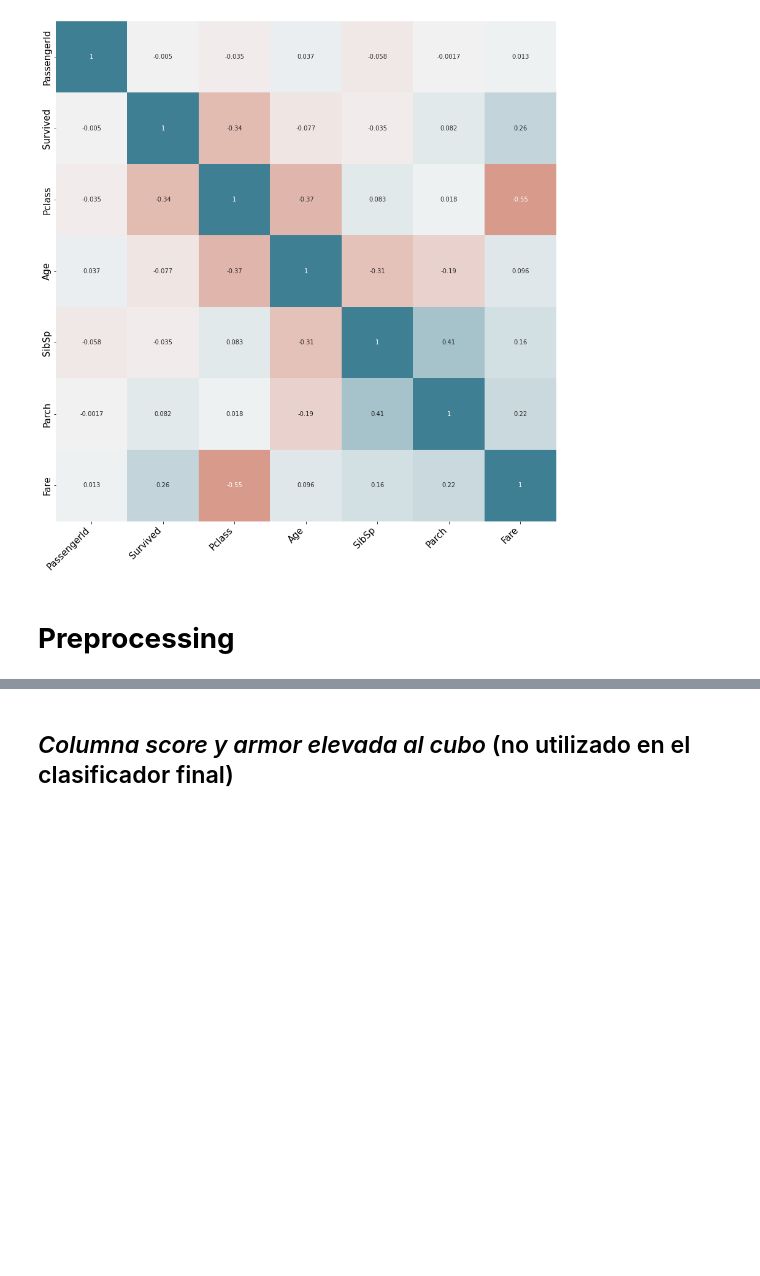
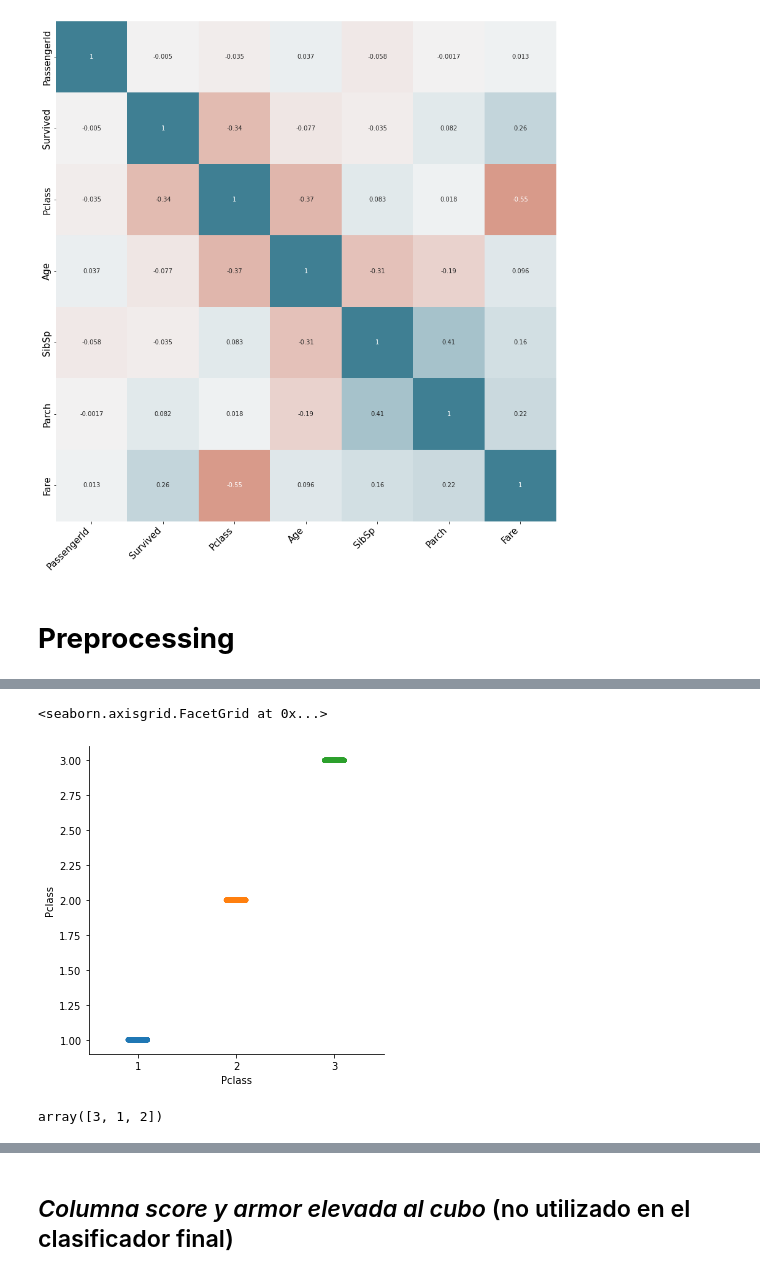
Before and after one commit to hugojigarcia/Kaggle-Titanic, a Jupyter notebook: Kaggle-Titanic.ipynb, the cells around one changed output, grey strips where cells are left out. Cells and saved outputs as stored; diff of their text form; code cells hidden in the pictures; blank space fills up the shorter version.

```diff
--- a/Kaggle-Titanic.ipynb
+++ b/Kaggle-Titanic.ipynb
@@ -166,0 +223,11 @@ drawCorrelationMatrix(data_train)
+# %%
+#@markdown # Catplot
+sns.catplot(x=column, y=column, data=data_train)
+# %% [output]
+<seaborn.axisgrid.FacetGrid at 0x...>
+[figure, added]
+# %%
+categories = get_categories(data_train, column, keep_null=True)
+categories
+# %% [output]
+array([3, 1, 2])
```
Also changed, not shown: parts of 9 cells of this notebook.
